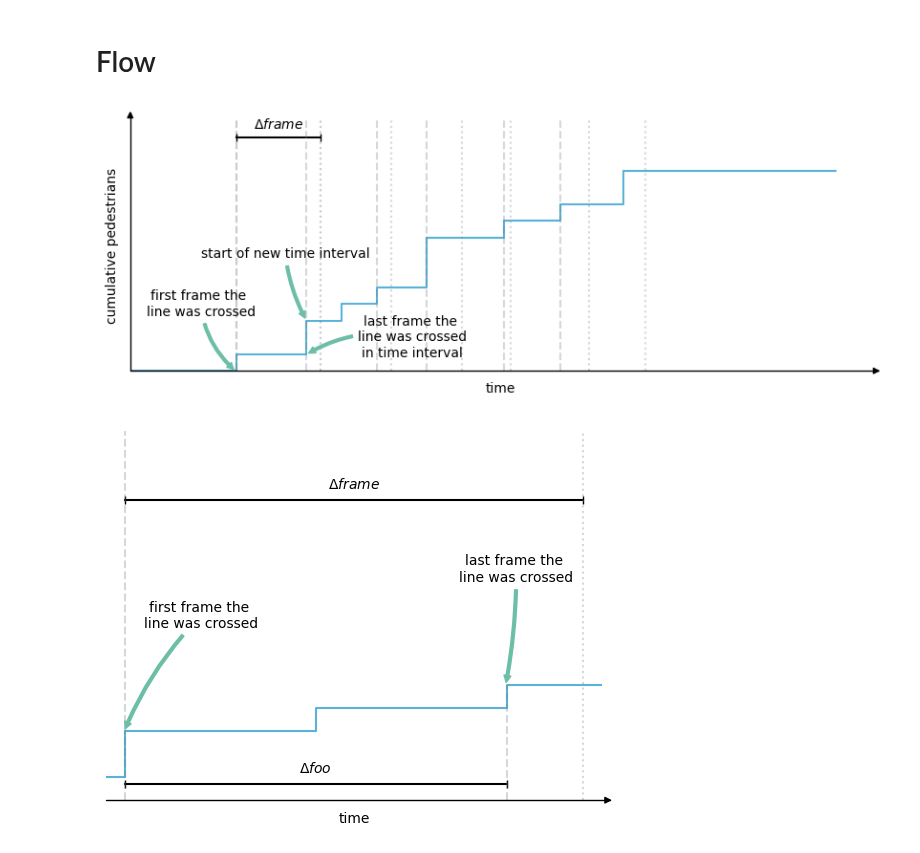
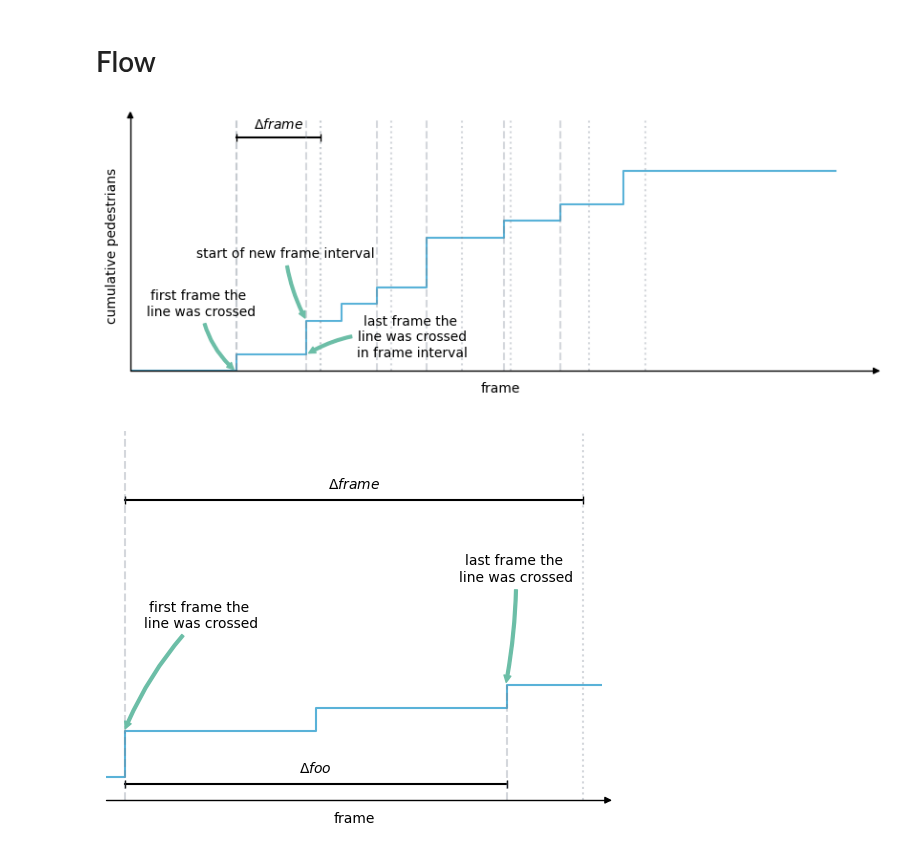
Before and after one commit to PedestrianDynamics/PedPy, a Jupyter notebook: docs/source/readthedocs.ipynb, the cells around one changed output. Saved outputs shown, nothing was run; the diff lists cells and outputs as text; code cells hidden in the pictures.

Commit message:
Add other missing image

```diff
--- a/docs/source/readthedocs.ipynb
+++ b/docs/source/readthedocs.ipynb
@@ -1084,7 +1084,7 @@ ax.annotate(
 )
 
 ax.annotate(
-    "last frame the \nline was crossed\nin time interval",
+    "last frame the \nline was crossed\nin frame interval",
     xy=(x[3] - 0.025, y[3] - 0.02),
     xycoords="data",
     xytext=(40, 2),
@@ -1098,7 +1098,7 @@ ax.annotate(
 )
 
 ax.annotate(
-    "start of new time interval",
+    "start of new frame interval",
     xy=(x[3] - 0.025, y[4] + 0.02),
     xycoords="data",
     xytext=(22, 7),
@@ -1159,35 +1159,35 @@ ax.plot(
 ax.plot([x[11], x[11]], [0, 25], linestyle="--", c=pedpy_grey, alpha=0.3)
 ax.plot(
     [x[11] + steps, x[11] + steps],
     [0, 25],
     linestyle=":",
     c=pedpy_grey,
     alpha=0.3,
 )
 
 ax.plot([x[13], x[13]], [0, 25], linestyle="--", c=pedpy_grey, alpha=0.3)
 ax.plot(
     [x[13] + steps, x[13] + steps],
     [0, 25],
     linestyle=":",
     c=pedpy_grey,
     alpha=0.3,
 )
 
 
-ax.set_xlabel("time")
+ax.set_xlabel("frame")
 ax.set_ylabel("cumulative pedestrians")
 
 ax.set_xlim([0, None])
 ax.set_ylim([0, 15])
 ax.set_xticks([])
 ax.set_yticks([])
 
 plt.savefig(output_path / "flow.svg", bbox_inches="tight")
 
 plt.show()
 # %% [output]
-[figure, old version]
+[figure, new version]
 # %%
 from mpl_toolkits.axisartist.axislines import AxesZero
 
@@ -1268,7 +1268,7 @@ ax.plot(
 )
 ax.plot([x[8], x[8]], [0, y[8]], linestyle="--", c=pedpy_grey, alpha=0.3)
 
-ax.set_xlabel("time")
+ax.set_xlabel("frame")
 ax.set_ylabel("cumulative pedestrians")
 
 ax.set_xlim([x[3] - 0.5, x[3] + steps + 0.5])
@@ -1280,4 +1280,4 @@ plt.savefig(output_path / "flow_zoom.svg", bbox_inches="tight")
 
 plt.show()
 # %% [output]
-[figure, old version]
+[figure, new version]
```
Also changed, not shown: 1 other file.
